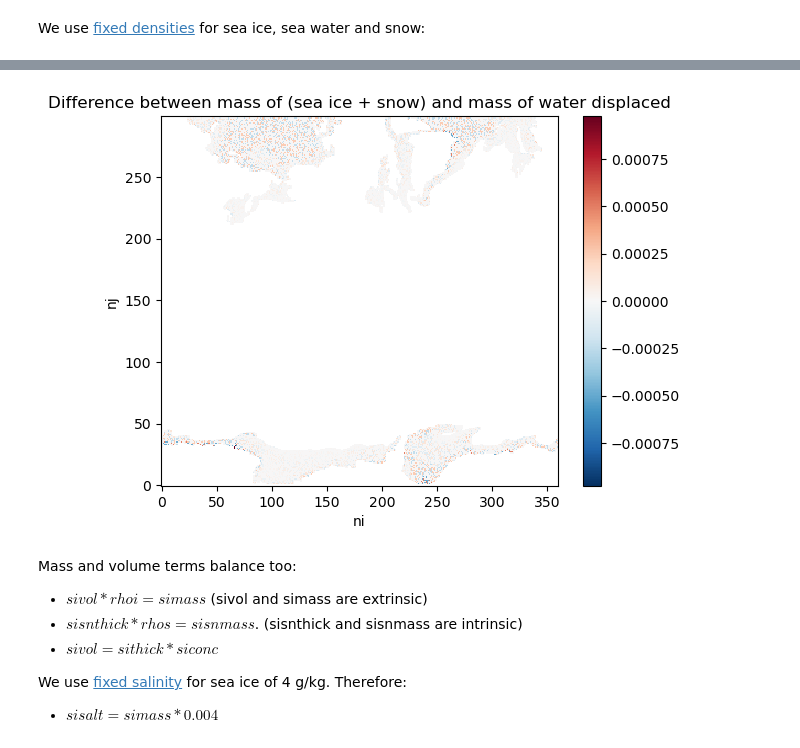
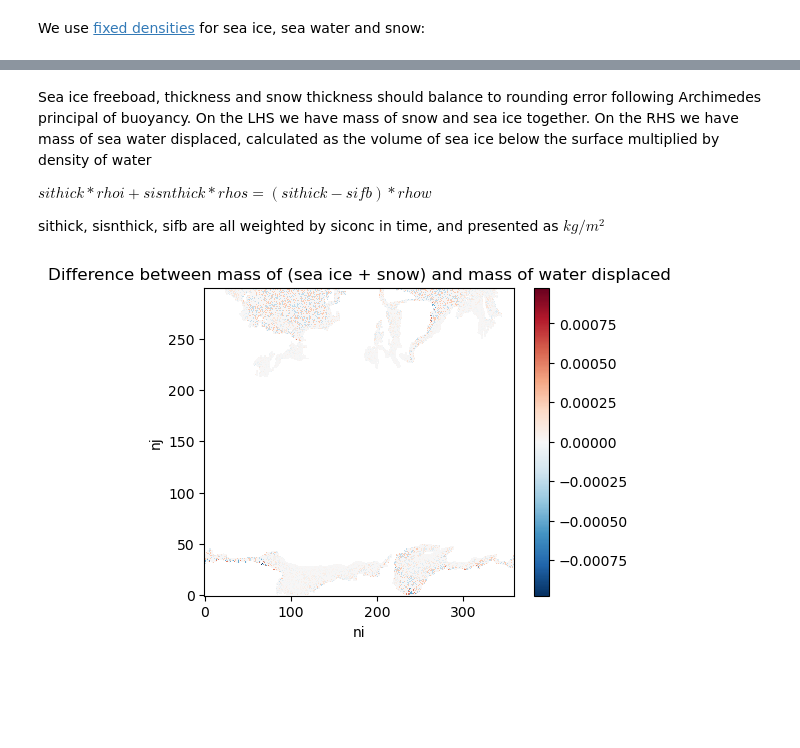
Before and after one commit to ACCESS-NRI/access-esm1.6-configs, a Jupyter notebook: documentation/docs/pages/diagnostics/sea_ice.ipynb, the cells around one changed output, grey strips where cells are left out. Saved outputs shown, nothing was run; the diff lists cells and outputs as text; code cells hidden in the pictures; blank space fills up the shorter version.

```diff
--- a/documentation/docs/pages/diagnostics/sea_ice.ipynb
+++ b/documentation/docs/pages/diagnostics/sea_ice.ipynb
@@ -36,9 +67,9 @@ PATH = "/g/data/tm70/as2285/experiments/esm1.6-cmip7_vars-2025.10.08/"
 import xarray as xr
 from matplotlib import pyplot as plt
 # %%
-daily_ds = xr.open_mfdataset(f'{PATH}/output00*/ice/iceh-1daily-mean_184*.nc')
+daily_ds = xr.open_mfdataset(f'{PATH}/ice/iceh-1daily-mean_184*.nc')
 
-monthly_ds = xr.open_mfdataset(f'{PATH}/output00*/ice/iceh-1monthly-mean_184*.nc')
+monthly_ds = xr.open_mfdataset(f'{PATH}/ice/iceh-1monthly-mean_184*.nc')
 
 ds = monthly_ds.isel(time=0)
 # %%
@@ -74,19 +107,16 @@ sithick, sisnthick, sifb are all weighted by siconc in time, and presented as $k
+# %% [markdown]
+Sea ice freeboad, thickness and snow thickness should balance to rounding error following Archimedes
+principal of buoyancy.
+On the LHS we have mass of snow and sea ice together.
+On the RHS we have mass of sea water displaced, calculated as the volume of sea ice below the surface multiplied by density of water
+
+$sithick*rhoi+sisnthick*rhos = (sithick-sifb)*rhow$
+
+sithick, sisnthick, sifb are all weighted by siconc in time, and presented as $kg/m^2$
 # %%
+plt.figure(figsize=(5,4))
 (ds.sithick*rhoi+ds.sisnthick*rhos-(ds.sithick-ds.sifb)*rhow).plot()
 plt.title('Difference between mass of (sea ice + snow) and mass of water displaced')
 plt.show()
 # %% [output]
-[figure, old version]
+[figure, new version]
-# %% [markdown]
-Mass and volume terms balance too:
-
-
-- $ sivol*rhoi = simass $  (sivol and simass are extrinsic)
-- $ sisnthick*rhos = sisnmass $. (sisnthick and sisnmass are intrinsic)
-- $ sivol = sithick*siconc $ <!-- I am confused about why this is true, as sithick is intrinsic-->
-
-
-We use [fixed salinity](https://github.com/ACCESS-NRI/access-esm1.6-configs/blob/c150adbad53b3dc8ed4079fe2136cbb767fa0a63/ice/cice_in.nml#L46)
-for sea ice of 4 g/kg. Therefore:
-
-- $ sisalt = simass * 0.004 $
```
Also changed, not shown: parts of 60 cells of this notebook.
